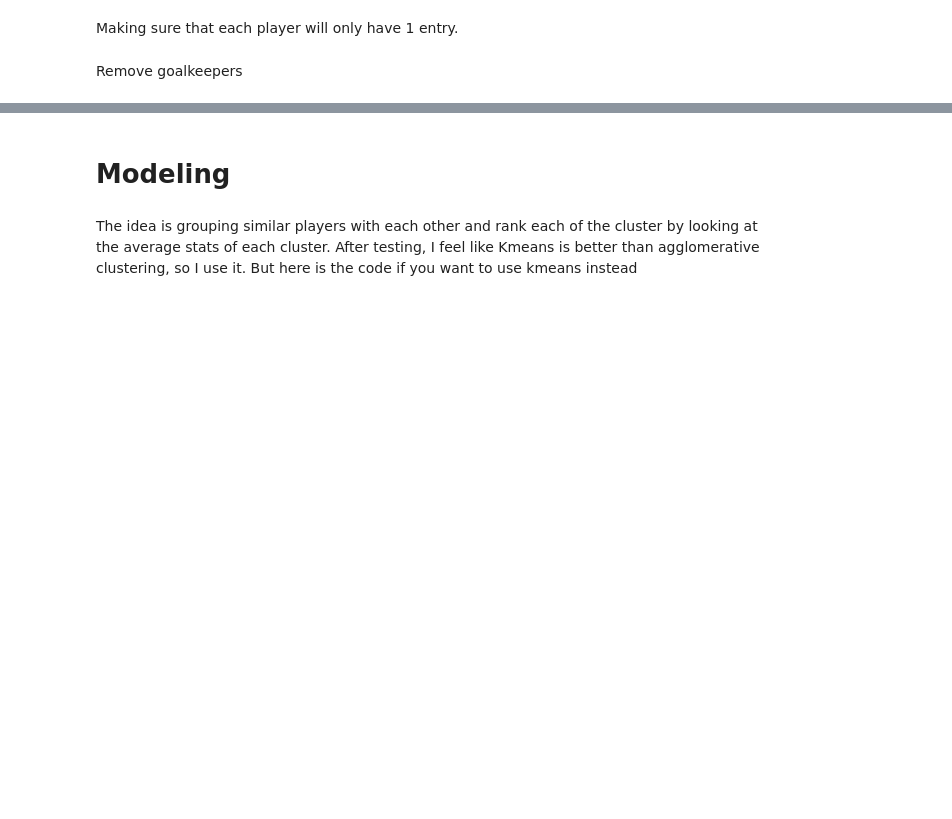
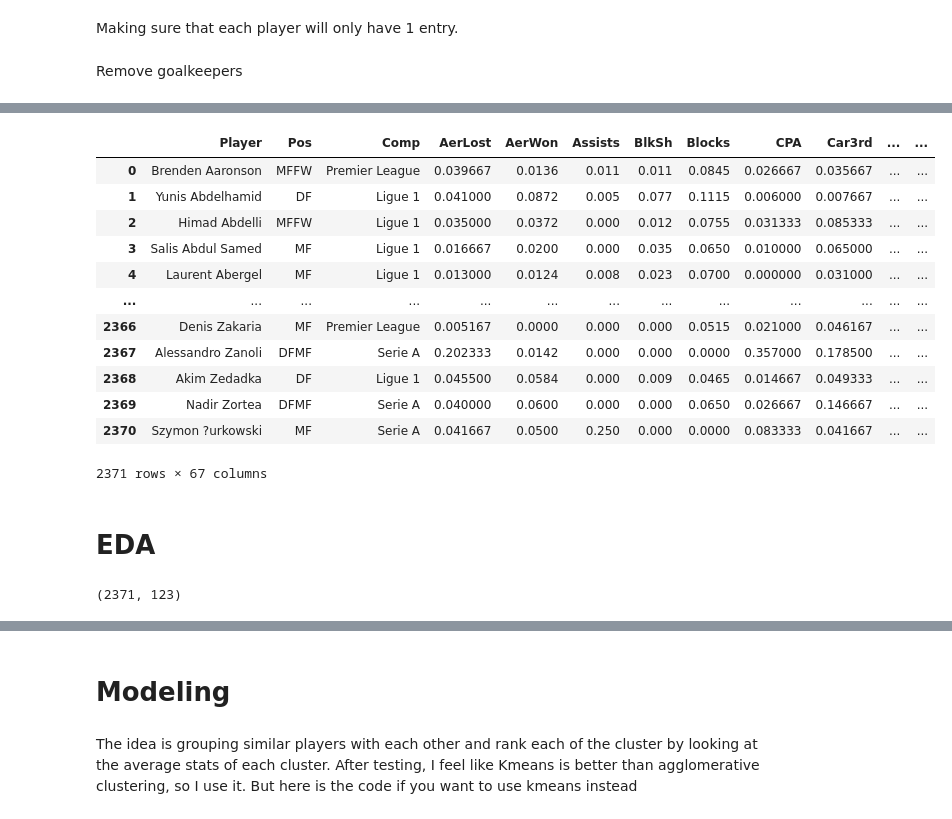
Before and after one commit to quangbui04/Football-Player-Comparison, a Jupyter notebook: football-players-visualization.ipynb, the cells around one changed output, grey strips where cells are left out. Drawn from its saved outputs; the diff is of its cells as text; code cells hidden in the pictures; blank space fills up the shorter version.

```diff
--- a/football-players-visualization.ipynb
+++ b/football-players-visualization.ipynb
@@ -258,0 +308,22 @@ all_positions = list(np.unique(df_radar["Pos"].values))
+# %%
+df_radar
+# %% [output]
+|  | Player | Pos | Comp | AerLost | AerWon | Assists | BlkSh | Blocks | CPA | Car3rd | ... | ... |
+| 0 | Brenden Aaronson | MFFW | Premier League | 0.039667 | 0.0136 | 0.011 | 0.011 | 0.0845 | 0.026667 | 0.035667 | ... | ... |
+| 1 | Yunis Abdelhamid | DF | Ligue 1 | 0.041000 | 0.0872 | 0.005 | 0.077 | 0.1115 | 0.006000 | 0.007667 | ... | ... |
+| 2 | Himad Abdelli | MFFW | Ligue 1 | 0.035000 | 0.0372 | 0.000 | 0.012 | 0.0755 | 0.031333 | 0.085333 | ... | ... |
+| 3 | Salis Abdul Samed | MF | Ligue 1 | 0.016667 | 0.0200 | 0.000 | 0.035 | 0.0650 | 0.010000 | 0.065000 | ... | ... |
+| 4 | Laurent Abergel | MF | Ligue 1 | 0.013000 | 0.0124 | 0.008 | 0.023 | 0.0700 | 0.000000 | 0.031000 | ... | ... |
+| ... | ... | ... | ... | ... | ... | ... | ... | ... | ... | ... | ... | ... |
+| 2366 | Denis Zakaria | MF | Premier League | 0.005167 | 0.0000 | 0.000 | 0.000 | 0.0515 | 0.021000 | 0.046167 | ... | ... |
+| 2367 | Alessandro Zanoli | DFMF | Serie A | 0.202333 | 0.0142 | 0.000 | 0.000 | 0.0000 | 0.357000 | 0.178500 | ... | ... |
+| 2368 | Akim Zedadka | DF | Ligue 1 | 0.045500 | 0.0584 | 0.000 | 0.009 | 0.0465 | 0.014667 | 0.049333 | ... | ... |
+| 2369 | Nadir Zortea | DFMF | Serie A | 0.040000 | 0.0600 | 0.000 | 0.000 | 0.0650 | 0.026667 | 0.146667 | ... | ... |
+| 2370 | Szymon ?urkowski | MF | Serie A | 0.041667 | 0.0500 | 0.250 | 0.000 | 0.0000 | 0.083333 | 0.041667 | ... | ... |
+2371 rows × 67 columns
+# %% [markdown]
+# EDA
+# %%
+print(df_players.shape)
+# %% [output]
+(2371, 123)
```
Also changed, not shown: parts of 29 cells of this notebook.
